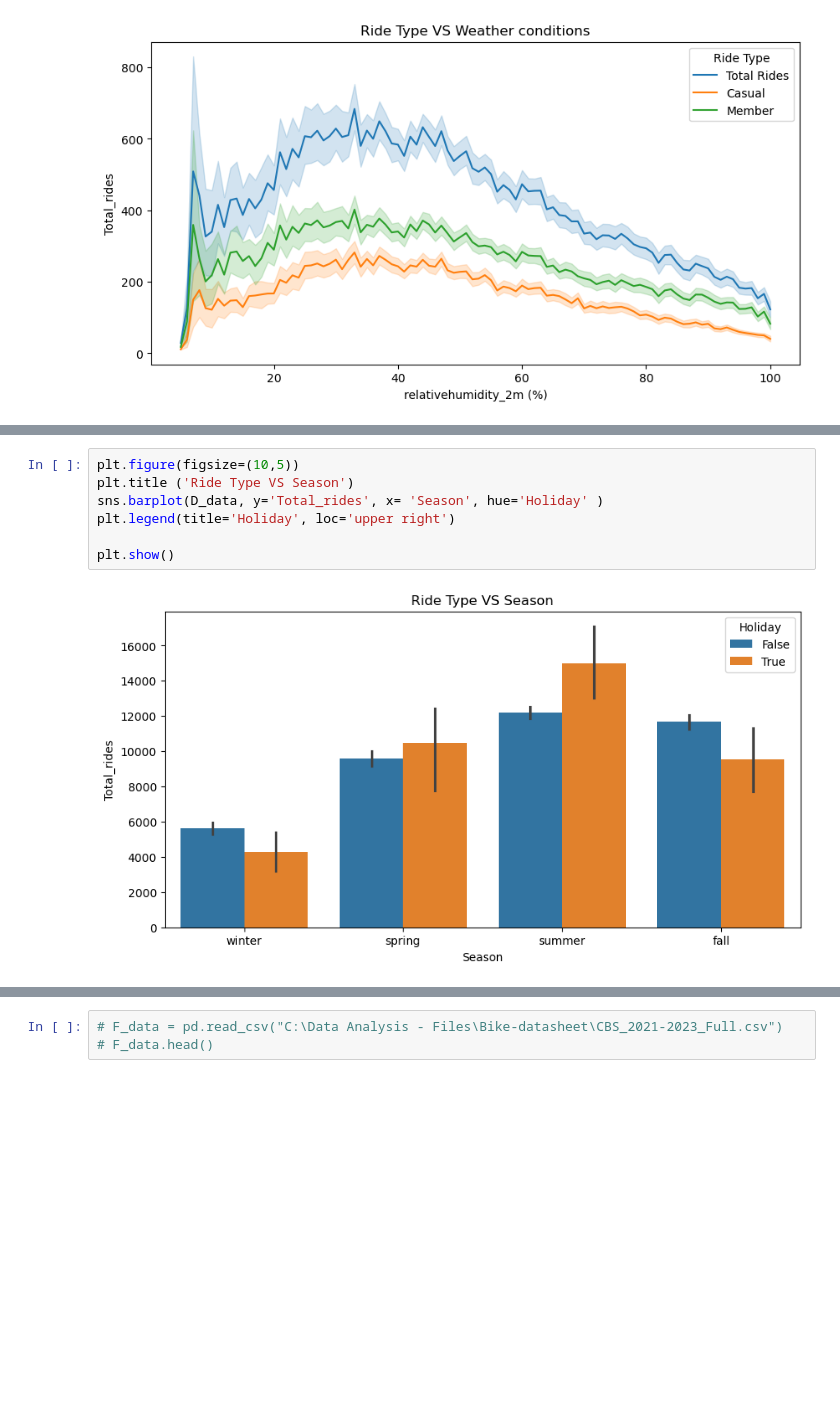
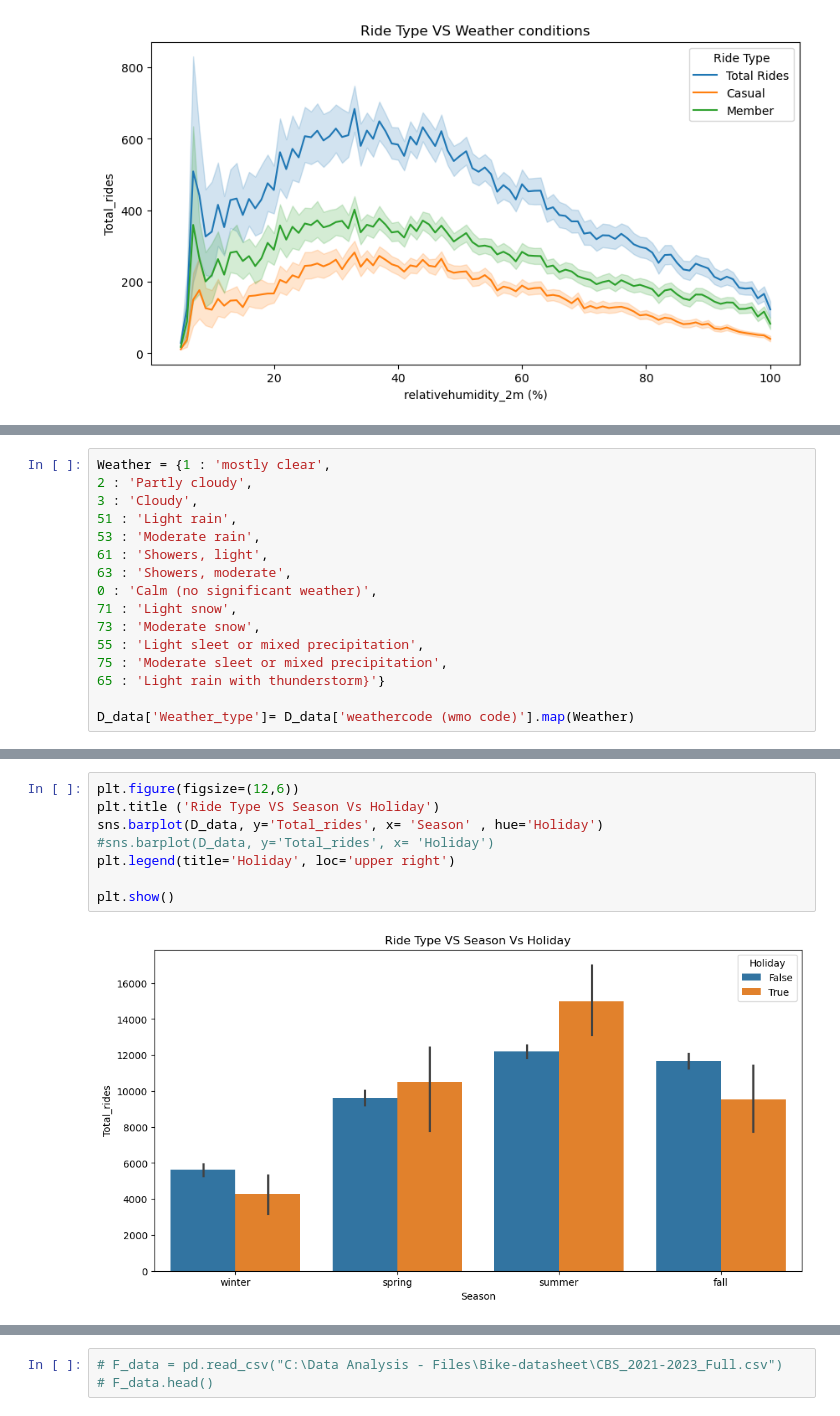
Before and after one commit to Karan9603/Data-Science-Projects, a Jupyter notebook: Project_3_Bike_Project/EDA.ipynb, the cells around one changed output, grey strips where cells are left out. Drawn from its saved outputs; the diff is of its cells as text; blank space fills up the shorter version.

```diff
--- a/Project_3_Bike_Project/EDA.ipynb
+++ b/Project_3_Bike_Project/EDA.ipynb
@@ -315,0 +340,16 @@ D_data.head()
+# %%
+Weather = {1 : 'mostly clear',
+2 : 'Partly cloudy',
+3 : 'Cloudy',
+51 : 'Light rain',
+53 : 'Moderate rain',
+61 : 'Showers, light',
+63 : 'Showers, moderate',
+0 : 'Calm (no significant weather)',
+71 : 'Light snow',
+73 : 'Moderate snow',
+55 : 'Light sleet or mixed precipitation',
+75 : 'Moderate sleet or mixed precipitation',
+65 : 'Light rain with thunderstorm}'}
+
+D_data['Weather_type']= D_data['weathercode (wmo code)'].map(Weather)
@@ -316,10 +415,11 @@ D_data.head()
 # %%
-plt.figure(figsize=(10,5))
-plt.title ('Ride Type VS Season')
-sns.barplot(D_data, y='Total_rides', x= 'Season', hue='Holiday' )
+plt.figure(figsize=(12,6))
+plt.title ('Ride Type VS Season Vs Holiday')
+sns.barplot(D_data, y='Total_rides', x= 'Season' , hue='Holiday')
+#sns.barplot(D_data, y='Total_rides', x= 'Holiday')
 plt.legend(title='Holiday', loc='upper right')
 
 plt.show()
 # %% [output]
-[figure, old version]
+[figure, new version]
 # %%
```
Also changed, not shown: parts of 18 cells of this notebook, 2 other files.
